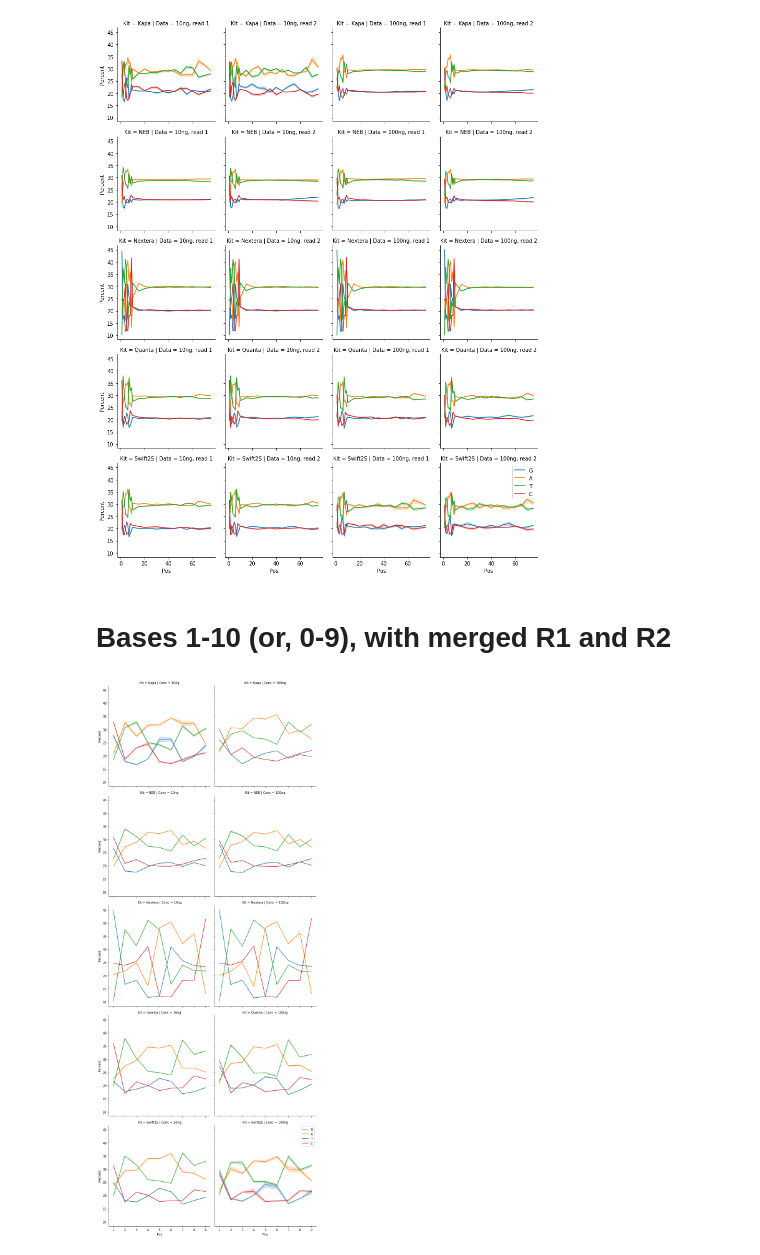
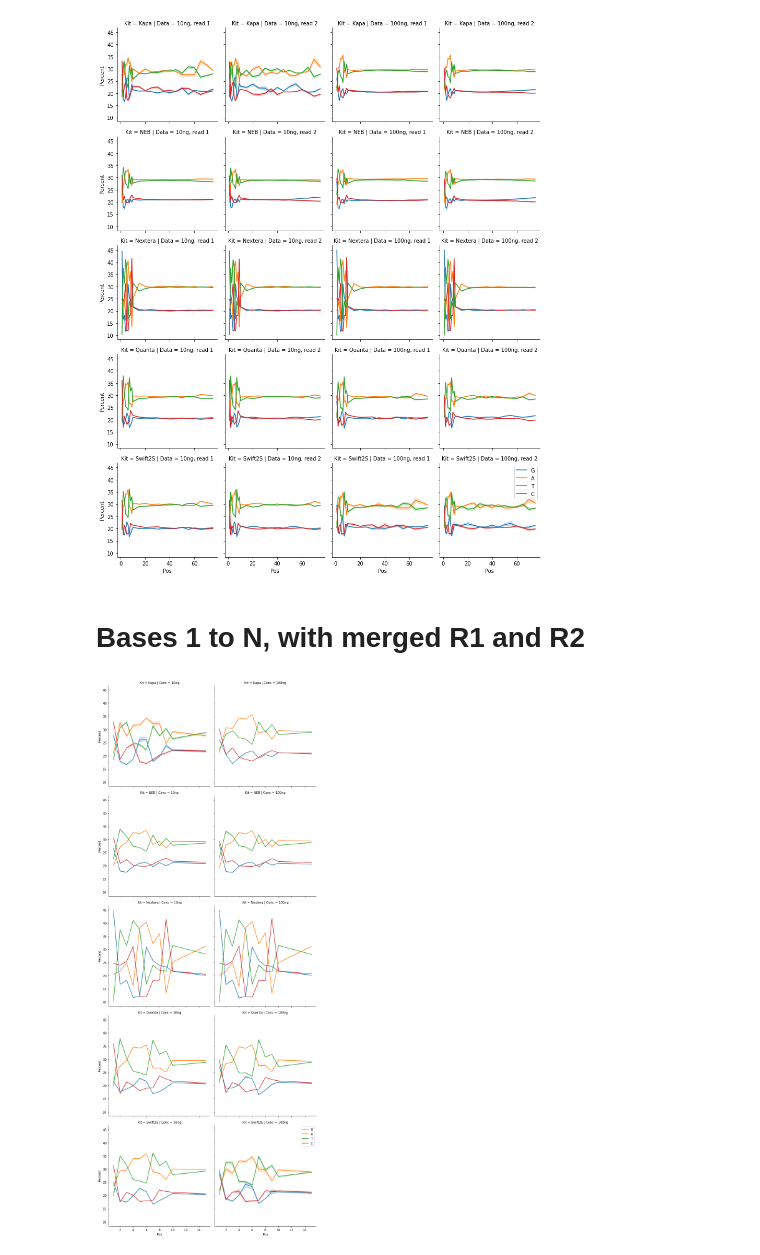
Before and after one commit to fa2k/comparison, a Jupyter notebook: nucl_content.ipynb, the cells around one changed output. Drawn from its saved outputs; the diff is of its cells as text; code cells hidden in the pictures.

```diff
--- a/nucl_content.ipynb
+++ b/nucl_content.ipynb
@@ -113,11 +113,12 @@ savefig('nucleotide_content_all')
 # %% [output]
 [figure]
 # %% [markdown]
-# Bases 1-10 (or, 0-9), with merged R1 and R2
+# Bases 1 to N, with merged R1 and R2
 # %%
-g = sns.FacetGrid(df[(df.Pos<10)], col="Conc", row="Kit", hue='Nucleotide', height=5)
+N = 20
+g = sns.FacetGrid(df[(df.Pos<(N-1))], col="Conc", row="Kit", hue='Nucleotide', height=5)
 g.map(sns.lineplot, 'Pos', 'Percent')
 plt.legend()
-savefig('nucleotide_content_1_to_10')
+savefig('nucleotide_content_1_to_{}'.format(N))
 # %% [output]
-[figure, old version]
+[figure, new version]
```
Also changed, not shown: parts of 2 cells of this notebook, 6 other files.
